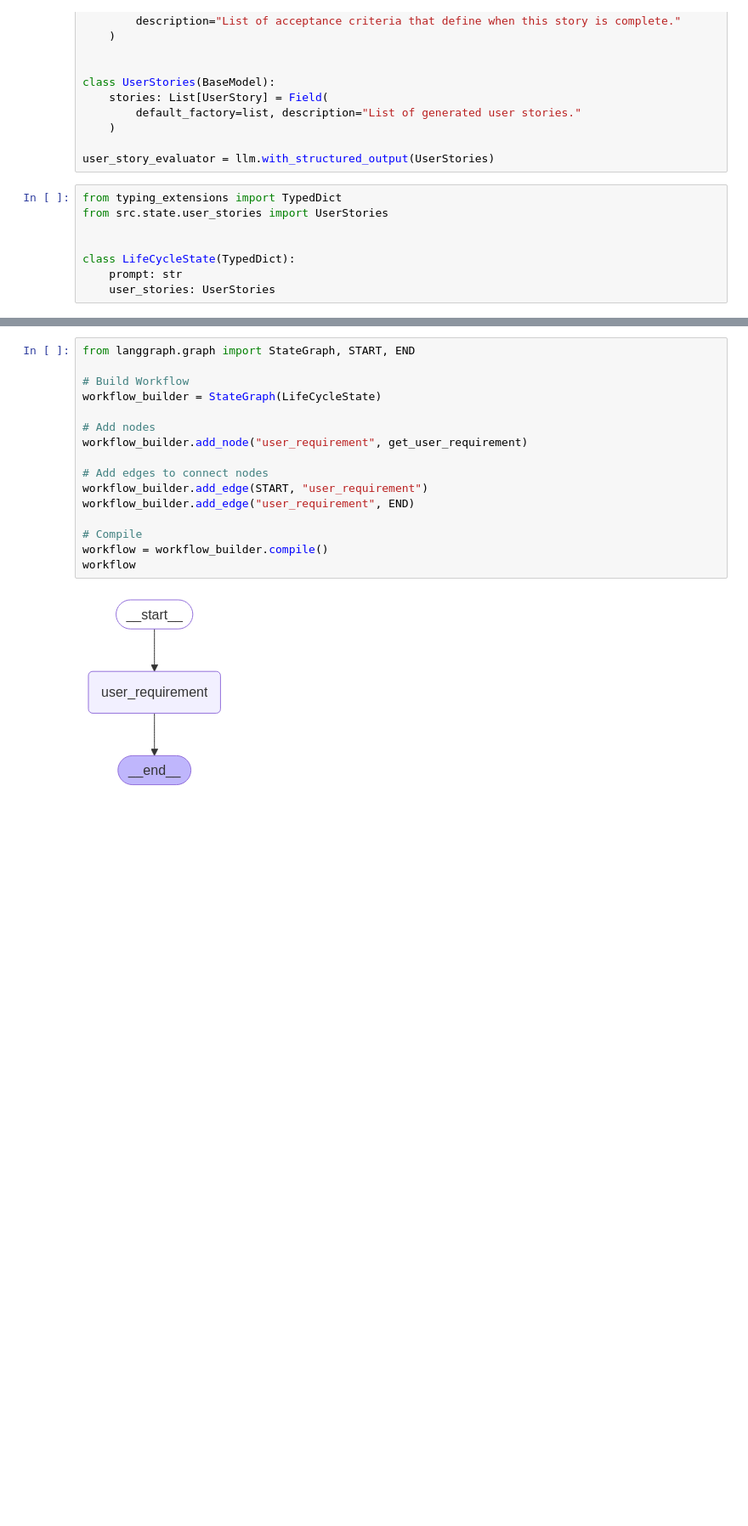
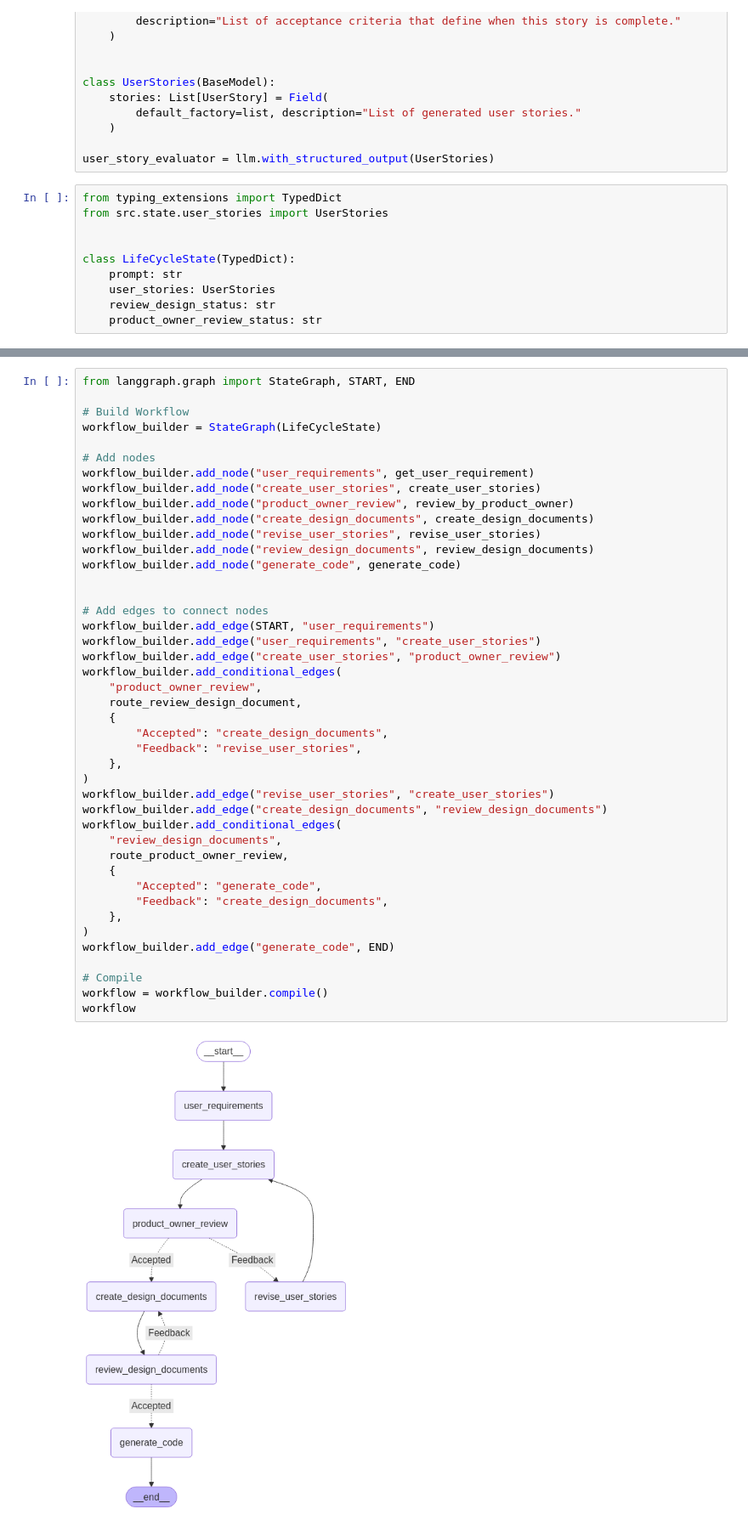
Before and after one commit to PrasadLalu/software_lifecycle_agent, a Jupyter notebook: notebook.ipynb, the cells around one changed output, grey strips where cells are left out. Shown at 85% size. Cells and saved outputs as stored; diff of their text form; blank space fills up the shorter version.

```diff
--- a/notebook.ipynb
+++ b/notebook.ipynb
@@ -47,6 +47,8 @@ from src.state.user_stories import UserStories
 class LifeCycleState(TypedDict):
     prompt: str
     user_stories: UserStories
+    review_design_status: str
+    product_owner_review_status: str
 # %%
 # Nodes
 def get_user_requirement(state: LifeCycleState):
@@ -59,18 +106,45 @@ def get_user_requirement(state: LifeCycleState):
 # %%
 from langgraph.graph import StateGraph, START, END
 
 # Build Workflow
 workflow_builder = StateGraph(LifeCycleState)
 
 # Add nodes
-workflow_builder.add_node("user_requirement", get_user_requirement)
+workflow_builder.add_node("user_requirements", get_user_requirement)
+workflow_builder.add_node("create_user_stories", create_user_stories)
+workflow_builder.add_node("product_owner_review", review_by_product_owner)
+workflow_builder.add_node("create_design_documents", create_design_documents)
+workflow_builder.add_node("revise_user_stories", revise_user_stories)
+workflow_builder.add_node("review_design_documents", review_design_documents)
+workflow_builder.add_node("generate_code", generate_code)
+
 
 # Add edges to connect nodes
-workflow_builder.add_edge(START, "user_requirement")
-workflow_builder.add_edge("user_requirement", END)
+workflow_builder.add_edge(START, "user_requirements")
+workflow_builder.add_edge("user_requirements", "create_user_stories")
+workflow_builder.add_edge("create_user_stories", "product_owner_review")
+workflow_builder.add_conditional_edges(
+    "product_owner_review",
+    route_review_design_document,
+    {
+        "Accepted": "create_design_documents",
+        "Feedback": "revise_user_stories",
+    },
+)
+workflow_builder.add_edge("revise_user_stories", "create_user_stories")
+workflow_builder.add_edge("create_design_documents", "review_design_documents")
+workflow_builder.add_conditional_edges(
+    "review_design_documents",
+    route_product_owner_review,
+    {
+        "Accepted": "generate_code",
+        "Feedback": "create_design_documents",
+    },
+)
+workflow_builder.add_edge("generate_code", END)
 
 # Compile
 workflow = workflow_builder.compile()
 workflow
 # %% [output]
-[figure, old version]
+[figure, new version]
```
Also changed, not shown: parts of 4 cells of this notebook, 30 other files.
